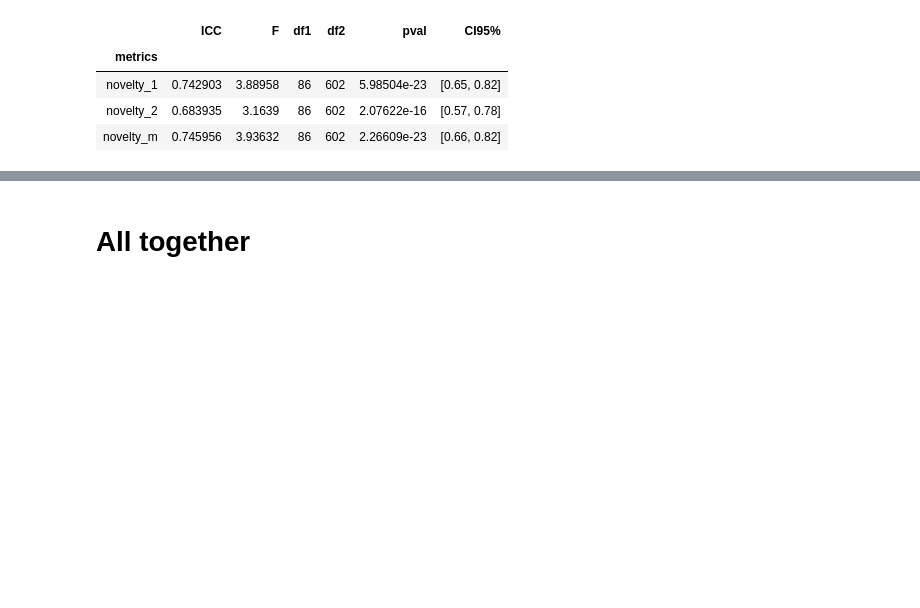
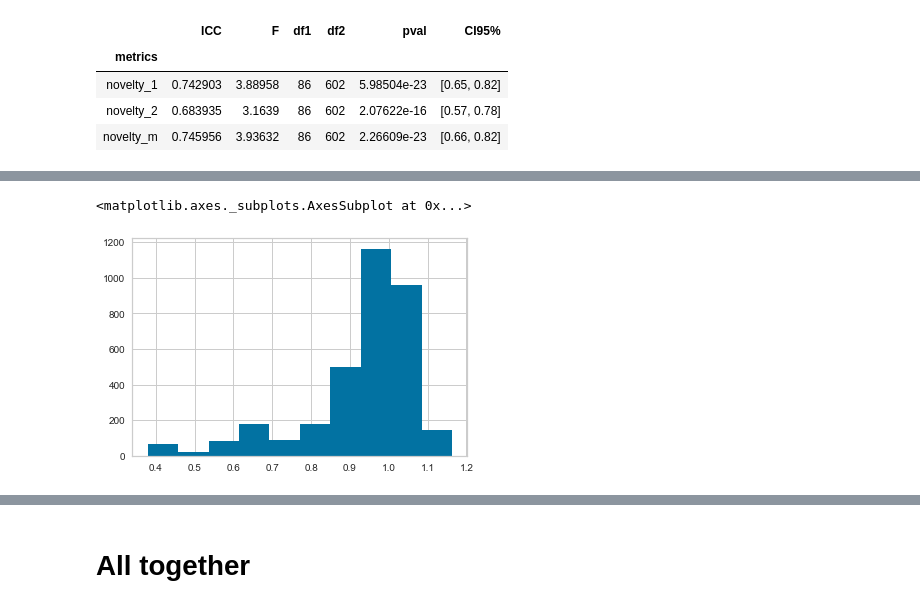
Before and after one commit to DijunQuant/AUT-Scoring, a Jupyter notebook: scripts/Sandbox.ipynb, the cells around one changed output, grey strips where cells are left out. Drawn from its saved outputs; the diff is of its cells as text; code cells hidden in the pictures; blank space fills up the shorter version.

```diff
--- a/scripts/Sandbox.ipynb
+++ b/scripts/Sandbox.ipynb
@@ -276,0 +210,4 @@ icc_df
+# %%
+semspace_dict = {}
+for sp in ['cbow_6_ukwac_subtitle','cbow_subtitle','glove_6B','TASA']:
+    semspace_dict[sp] = pd.read_csv(folder+'/semantic_spaces/'+sp+'.txt', delimiter = " ", header = None).set_index(0)
@@ -276,0 +234,6 @@ icc_df
+# %%
+df=df[~df['id'].isin(bad_subject)]
+df['novelty_m']=df[['novelty_1','novelty_2']].mean(axis=1)
+df.dropna(subset=['novelty_m'],inplace=True)
+df.drop(columns=['original response'],inplace=True)
+len(df)
@@ -276,0 +242,10 @@ icc_df
+# %%
+df['stim']=df['stim'].str.lower()
+#lemmatize
+df['response_processed']=df.apply(lambda r: utilities.lemmatize(r['response'],utilities.stopwords_edited), axis=1)
+#remove stim word
+df['response_processed']=df.apply(lambda r: [x for x in r['response_processed'] if x!=r['stim']], axis=1)
+# %%
+sp='TASA'
+df['ewm_dist']=df.apply(lambda r: utilities.get_ewm_cosdist(r['stim'], r['response_processed'], semspace_dict[sp]), axis=1)
+df['min_dist']=df.apply(lambda r: utilities.get_minvec(r['stim'], r['response_processed'], semspace_dict[sp]), axis=1)
@@ -276,0 +282,5 @@ icc_df
+# %%
+df['ewm_dist'].hist()
+# %% [output]
+<matplotlib.axes._subplots.AxesSubplot at 0x...>
+[figure, added]
```
Also changed, not shown: parts of 19 cells of this notebook, 8 other files.
